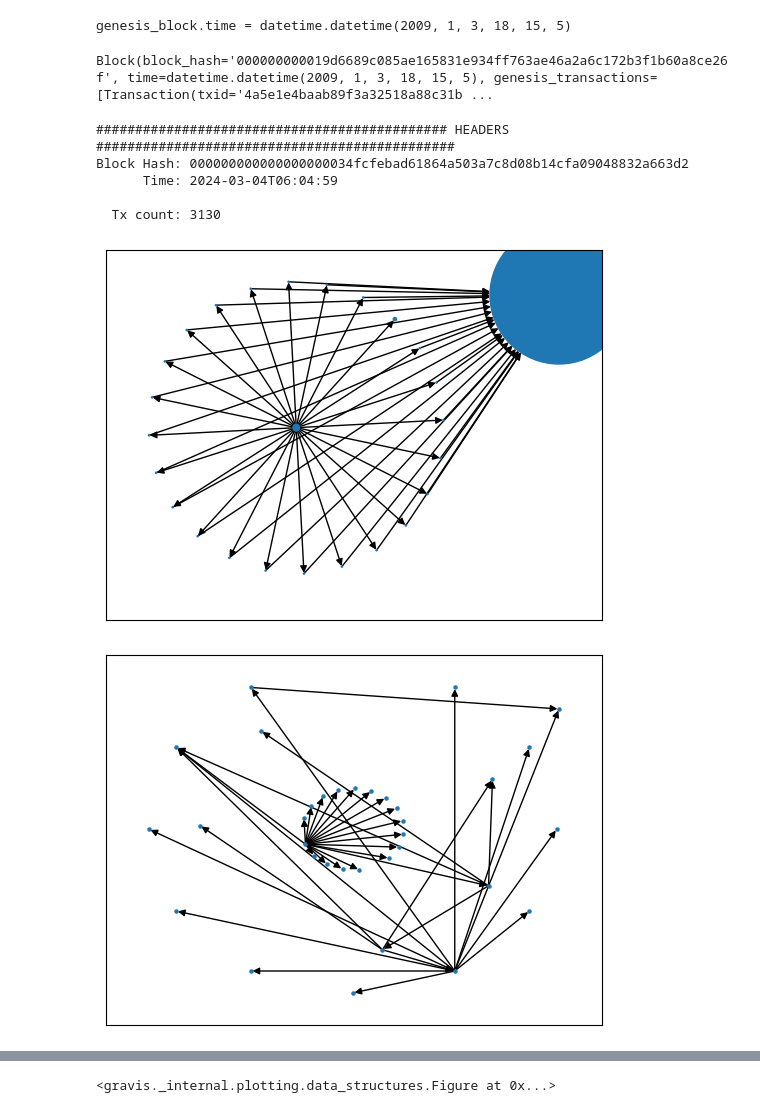
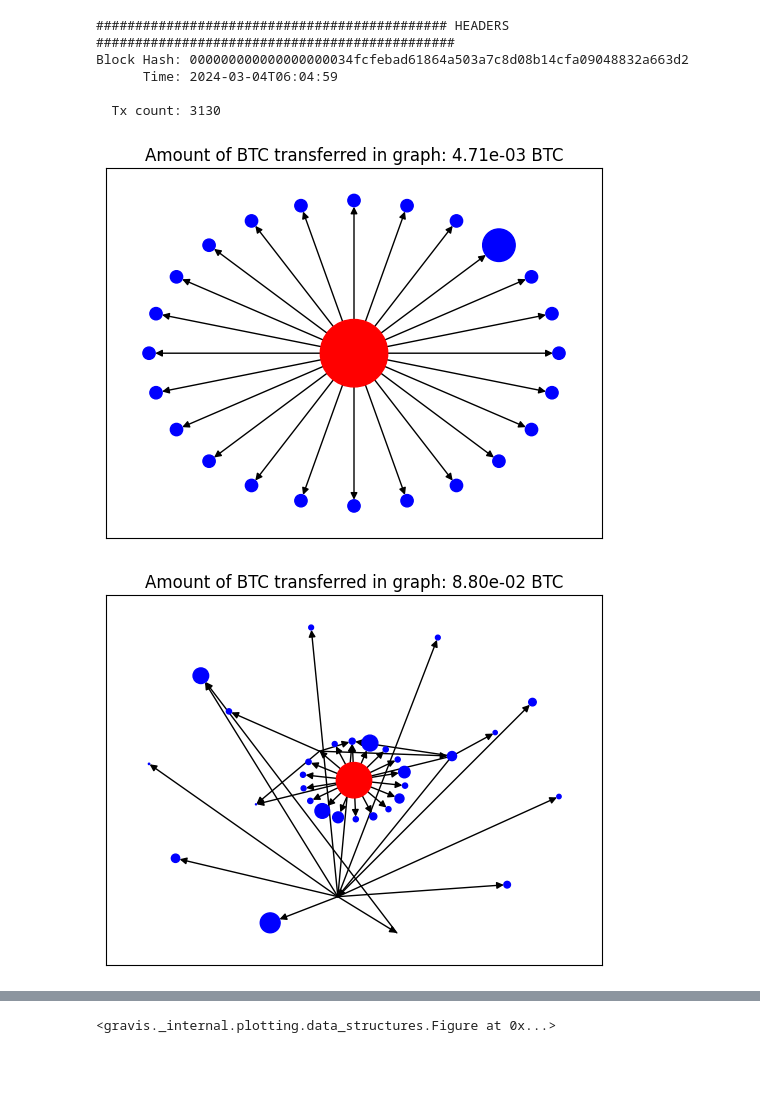
Before and after one commit to Waterperry/btc_transaction_tracer, a Jupyter notebook: notebook.ipynb, the cells around one changed output, grey strips where cells are left out. Saved outputs shown, nothing was run; the diff lists cells and outputs as text; code cells hidden in the pictures; blank space fills up the shorter version.

Commit message:
add visualizations

```diff
--- a/notebook.ipynb
+++ b/notebook.ipynb
@@ -18,6 +17,13 @@ import networkx as nx
 from tqdm.notebook import tqdm
 # %%
 data_dir: str = "D:/bitcoin_core_data/"
+pickled_file_name: str = "blocks_30.pickle"
 
-db = bitcoin_explorer.BitcoinDB(data_dir)
+load_from_pickled: bool = False
+try:
+    db = bitcoin_explorer.BitcoinDB(data_dir)
+except Exception as e:
+    load_from_pickled = True
+    print("Going to try to load blocks directly from pickle as BitcoinDB failed to load")
+    print(f"Exception: {e}")
 # %% [output]
@@ -139,10 +150,8 @@ got latest 30 blocks
 # %%
-genesis_block = Block.from_db(db.get_block(0))
-print(f"{genesis_block.time = }")
-genesis_block
+if not load_from_pickled:
+    genesis_block = Block.from_db(db.get_block(0))
+    print(f"{genesis_block.time = }")
+    genesis_block
-# %% [output]
-genesis_block.time = datetime.datetime(2009, 1, 3, 18, 15, 5)
-Block(block_hash='000000000019d6689c085ae165831e934ff763ae46a2a6c172b3f1b60a8ce26f', time=datetime.datetime(2009, 1, 3, 18, 15, 5), genesis_transactions=[Transaction(txid='4a5e1e4baab89f3a32518a88c31b ...
 # %%
 blocks[0].print(summary=True)
 # %% [output]
@@ -152,11 +161,11 @@ Block Hash: 000000000000000000034fcfebad61864a503a7c8d08b14cfa09048832a663d2
 
   Tx count: 3130
 # %%
-block_inputs: set[str] = {
+block_inputs: list[str] = [
     input.address
     for tx in blocks[0].transactions
     for input in tx.input
-}
+]
 # %%
 def get_outputs_from_address(block: Block, target_address: str) -> dict[str, float]:
     """
@@ -221,23 +231,28 @@ def get_all_receivers(
         shell: set[str] = set()
         for input in prev_shell:
             outputs: dict[str, float] = get_outputs_from_address(blocks[block_idx], input)
-            scaler: float = 1. if input == target else balances[input]  # bootstrap first lookup
+
+            # scaler: float = 1. if input == target else balances[input]  # bootstrap first lookup
             for output, amount in outputs.items():
                 mappings[input].add(output)
                 shell.add(output)
-                input_contribution = scaler * amount
-                balances[output] += input_contribution
+
+                balances[output] += amount
+                balances[input] -= amount
+
+                # input_contribution = scaler * amount
+                # balances[output] += input_contribution
 
         shells.append(shell)
 
     graph = nx.DiGraph()
-    # add the first node to the graph with its "receiving" amount as the sum of the initial receivers' balances
-    graph.add_node(
-        target,
-        value=sum(balances[initial_receiver] for initial_receiver in mappings[target])
-    )
+    # add the first node to the graph with its "receiving" amount as the sum of all BTC in the graph
     for node_name, value in balances.items():
-        graph.add_node(node_name, value=value)
+        origin: bool = False
+        if node_name == target:
+            value *= -1  # target's balance will be negative sum of first shell's received amounts
+            origin = True
+        graph.add_node(node_name, origin=origin, value=value)
 
     for u, vs in mappings.items():
         for v in vs:
@@ -250,28 +265,44 @@ def get_all_receivers(
     return graph, shells
 # %%
 target = addresses_by_num_outputs[4]
-graph, shells = get_all_receivers(target, blocks, n=20)
+graph, shells = get_all_receivers(target, blocks, n=2)
 layout = nx.shell_layout(graph, shells)
+
+btc_in_graph: float = sum(data['value'] for _, data in graph.nodes(data=True) if data['value'] > 0) / 1e8
+plt.title(f"Amount of BTC transferred in graph: {btc_in_graph:.2e} BTC")
+
 nx.draw_networkx(
     graph,
     pos=layout,
     with_labels=False,
-    node_size=[data['value']/1e4 for _, data in graph.nodes(data=True)],
+    node_size=[data['value']/1e2 for _, data in graph.nodes(data=True)],
+    node_color=[("red" if data["origin"] else "blue") for _, data in graph.nodes(data=True)],
 )
 # %% [output]
-[figure, old version]
+[figure, new version]
 # %%
-target = addresses_by_num_outputs[11]
+target = addresses_by_num_outputs[10]
 graph, shells = get_all_receivers(target, blocks, n=30)
-layout = nx.shell_layout(graph, shells)
+
+shells = [shell for shell in shells if len(shells) > 0]
+
+for i in range(len(shells)):
+    for j in range(i + 1, len(shells)):
+        shells[j] -= shells[i]
+
+btc_in_graph: float = sum(data['value'] for _, data in graph.nodes(data=True) if data['value'] > 0) / 1e8
+plt.title(f"Amount of BTC transferred in graph: {btc_in_graph:.2e} BTC")
+
 nx.draw_networkx(
     graph,
-    pos=layout,
+    # pos=layout,
+    pos=nx.shell_layout(graph, shells, scale=20),
     with_labels=False,
-    node_size=5,
+    node_color=[("red" if data["origin"] else "blue") for _, data in graph.nodes(data=True)],
+    node_size=[2*data["value"]/1e4 for _, data in graph.nodes(data=True)],
 )
 # %% [output]
-[figure, old version]
+[figure, new version]
 # %%
 print(f"{target = }")
 print(f"output count = {len(all_outputs[target])}")
```
Also changed, not shown: parts of 10 cells of this notebook, 2 other files.
